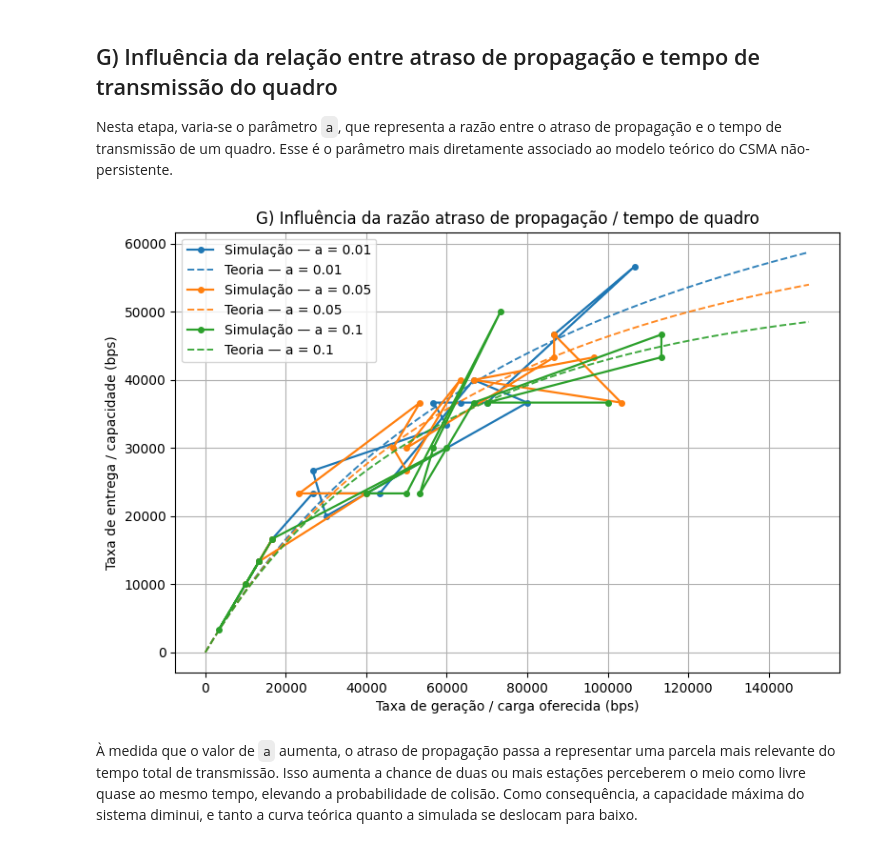
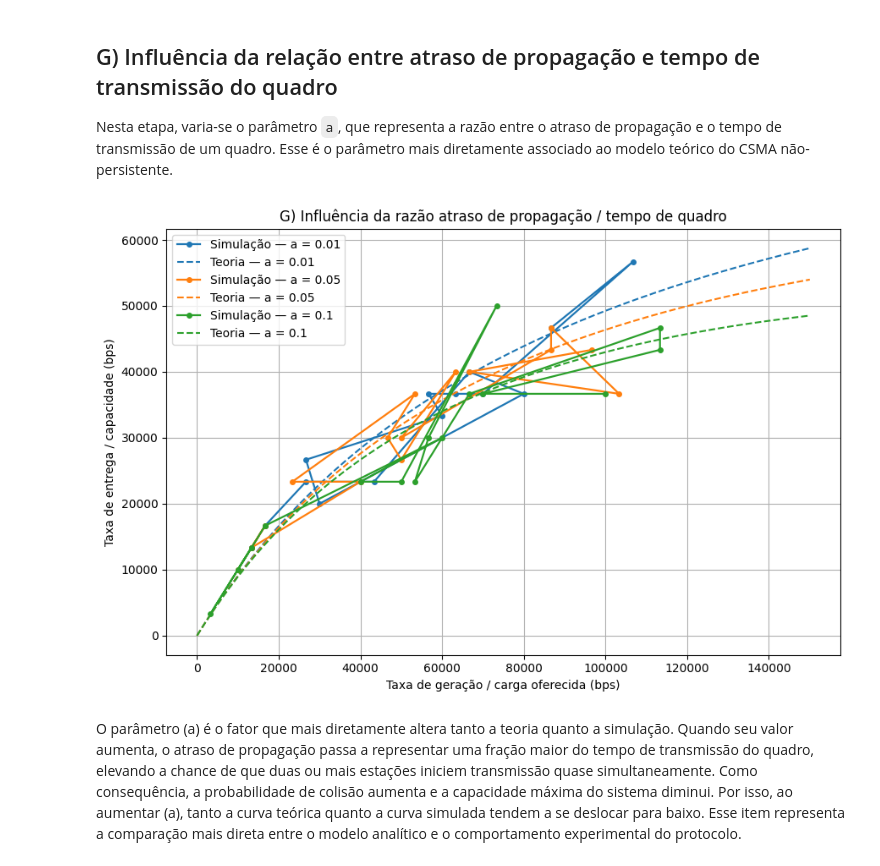
Before and after one commit to GScaramussa/Redes, a Jupyter notebook: redesCSMA.ipynb, the cells around one changed output. Drawn from its saved outputs; the diff is of its cells as text; code cells hidden in the pictures.

Commit message:
Melhorias e ajuste para ficar em ordem conforme o relatorio

```diff
--- a/redesCSMA.ipynb
+++ b/redesCSMA.ipynb
@@ -584,14 +444,16 @@ Nesta etapa, varia-se o parâmetro `a`, que representa a razão entre o atraso d
 # %%
 valores_a = [0.01, 0.05, 0.10]
 
-plot_variacao(
+plot_variacao_relatorio(
     parametro="a",
     valores=valores_a,
     base_params=base,
     titulo="G) Influência da razão atraso de propagação / tempo de quadro",
-    legenda_fmt=lambda v: f"a = {v}"
+    legenda_fmt=lambda v: f"a = {v}",
+    arquivo_saida="G_relacao_atraso_tempo_quadro.png",
+    teoria_modo="por_curva"
 )
 # %% [output]
-[figure, old version]
+[figure, new version]
 # %% [markdown]
-À medida que o valor de `a` aumenta, o atraso de propagação passa a representar uma parcela mais relevante do tempo total de transmissão. Isso aumenta a chance de duas ou mais estações perceberem o meio como livre quase ao mesmo tempo, elevando a probabilidade de colisão. Como consequência, a capacidade máxima do sistema diminui, e tanto a curva teórica quanto a simulada se deslocam para baixo.
+O parâmetro \(a\) é o fator que mais diretamente altera tanto a teoria quanto a simulação. Quando seu valor aumenta, o atraso de propagação passa a representar uma fração maior do tempo de transmissão do quadro, elevando a chance de que duas ou mais estações iniciem transmissão quase simultaneamente. Como consequência, a probabilidade de colisão aumenta e a capacidade máxima do sistema diminui. Por isso, ao aumentar \(a\), tanto a curva teórica quanto a curva simulada tendem a se deslocar para baixo. Esse item representa a comparação mais direta entre o modelo analítico e o comportamento experimental do protocolo.
```
Also changed, not shown: parts of 48 cells of this notebook.
